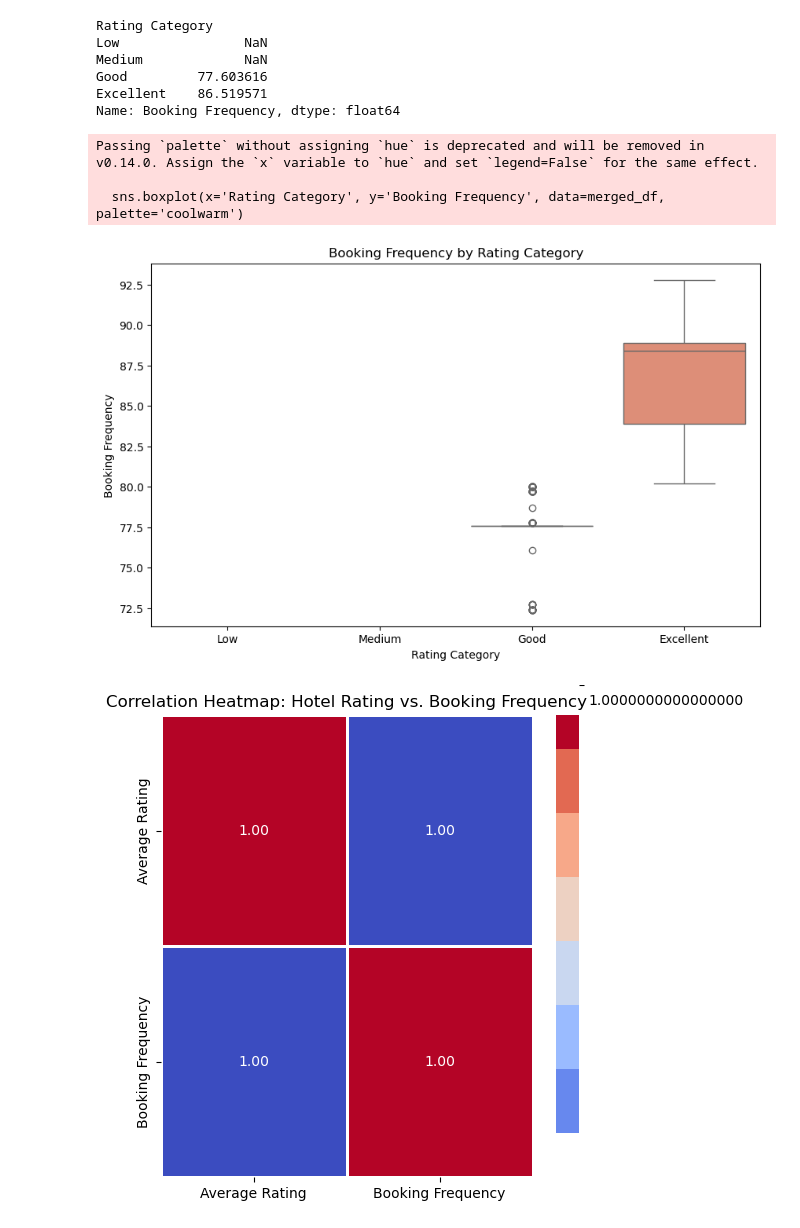
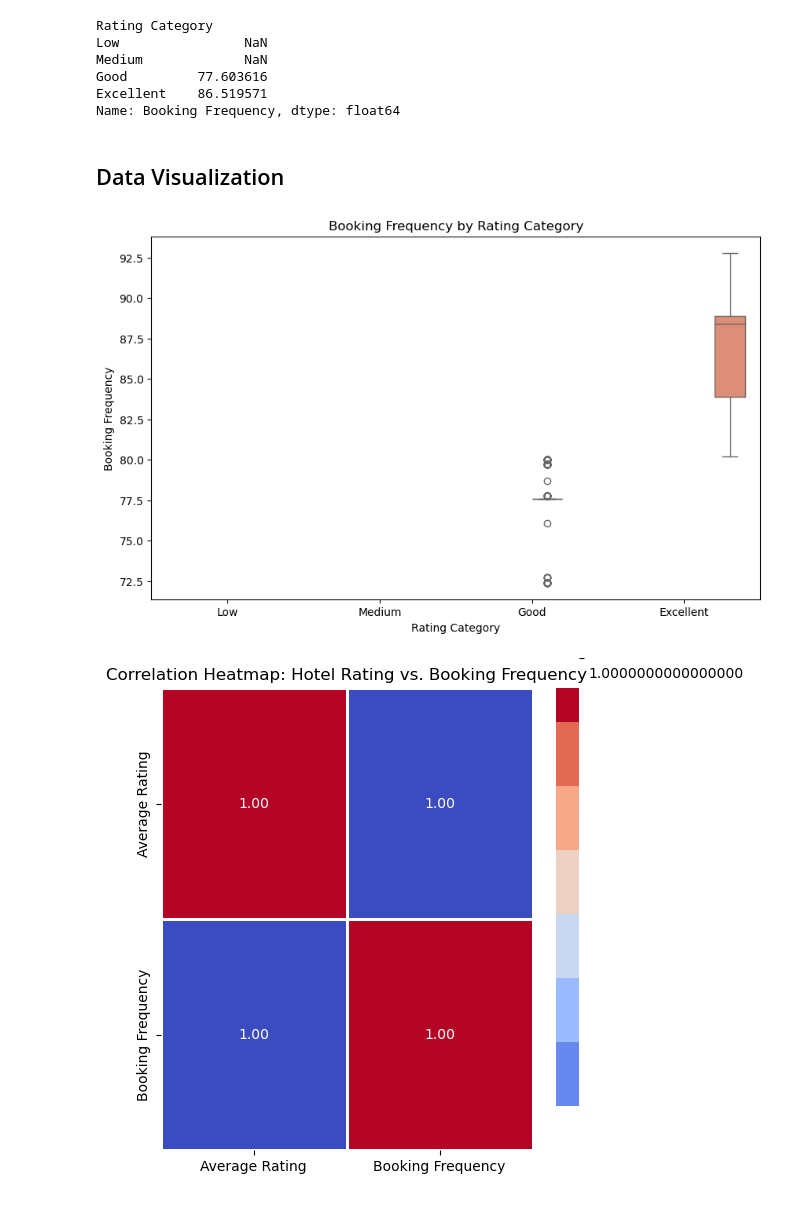
Before and after one commit to Kathyvng/Project1_Group6, a Jupyter notebook: Hetal_Analysis/Google_Places_API.ipynb, the cells around one changed output. Cells and saved outputs as stored; diff of their text form; code cells hidden in the pictures.

```diff
--- a/Hetal_Analysis/Google_Places_API.ipynb
+++ b/Hetal_Analysis/Google_Places_API.ipynb
@@ -323,7 +337,8 @@ merged_df.fillna({'Average Rating': merged_df['Average Rating'].mean(), 'Booking
 # %%
 # Convert 'arrival_date_year' and 'arrival_date_month' to categorical data
 merged_df['arrival_date_year'] = merged_df['arrival_date_year'].astype('category')
-merged_df['arrival_date_month'] = merged_df['arrival_date_month'].astype('category').cat.codes
+merged_df['arrival_date_month'] = merged_df['arrival_date_month'].astype('category')
+
 
 # Convert 'is_canceled' to boolean
 merged_df['is_canceled'] = merged_df['is_canceled'].astype(bool)
@@ -382,16 +415,17 @@ Medium             NaN
 Good         77.603616
 Excellent    86.519571
 Name: Booking Frequency, dtype: float64
+# %% [markdown]
+## Data Visualization
 # %%
 plt.figure(figsize=(10,6))
-sns.boxplot(x='Rating Category', y='Booking Frequency', data=merged_df, palette='coolwarm')
+# sns.boxplot(x='Rating Category', y='Booking Frequency', data=merged_df, palette='coolwarm')
+sns.boxplot(x='Rating Category', y='Booking Frequency', data=merged_df, hue='Rating Category', palette='coolwarm')
 plt.title('Booking Frequency by Rating Category')
+plt.savefig("../Images/Boxplot_rating_frequentbooking.png")
 plt.show()
 # %% [output]
-Passing `palette` without assigning `hue` is deprecated and will be removed in v0.14.0. Assign the `x` variable to `hue` and set `legend=False` for the same effect.
-
-  sns.boxplot(x='Rating Category', y='Booking Frequency', data=merged_df, palette='coolwarm')
-[figure, old version]
+[figure, new version]
 # %%
 # Select only the relevant columns: 'Average Rating' and 'Booking Frequency'
 correlation_df = merged_df[['Average Rating', 'Booking Frequency']]
```
Also changed, not shown: parts of 24 cells of this notebook, 1 other file.
